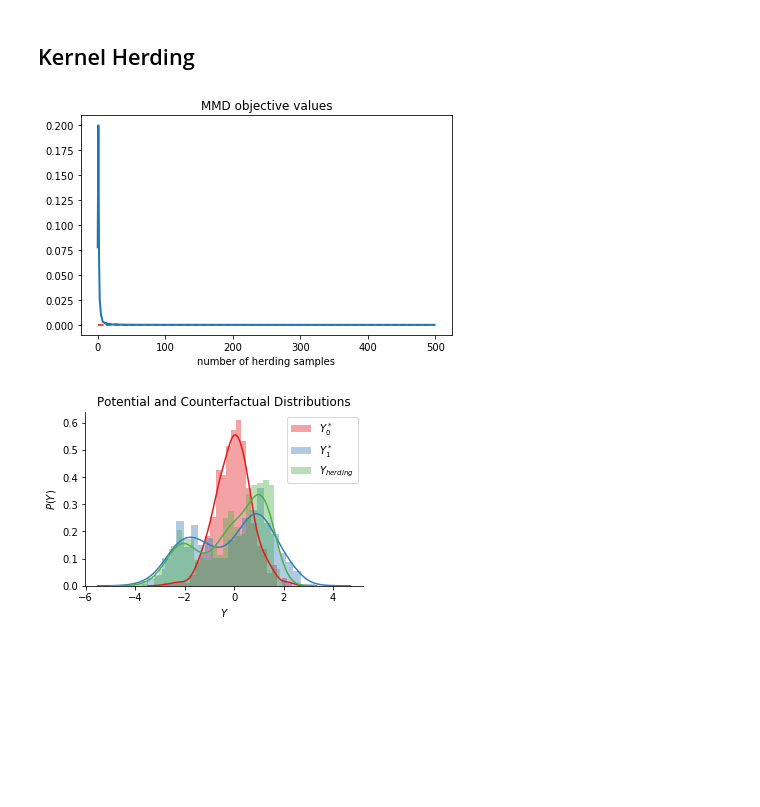
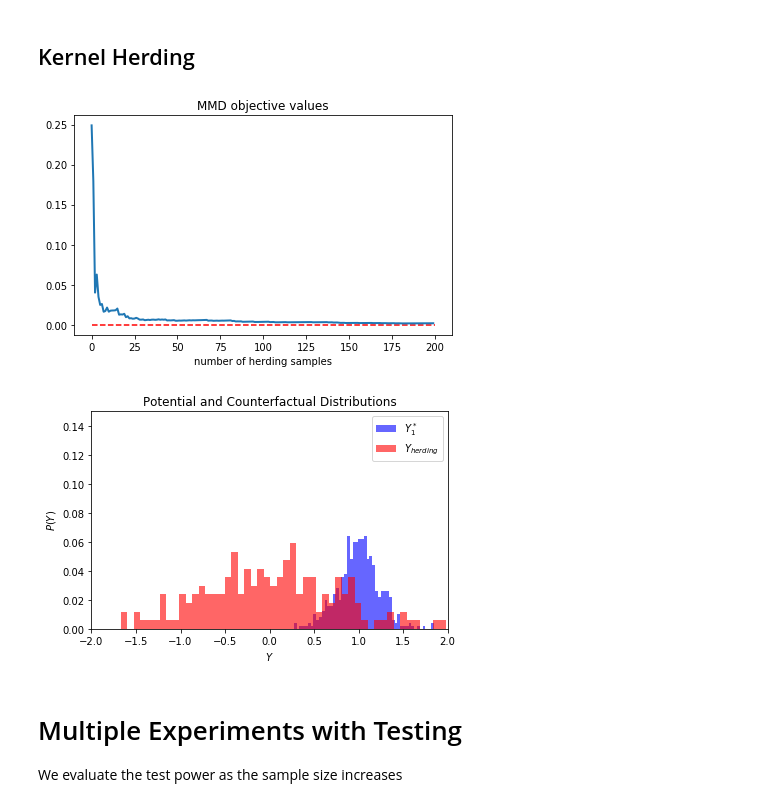
Before and after one commit to sorawitj/counterfactual-mean-embedding, a Jupyter notebook: counterfactual_sample/cme_treatment_assignment_with_herding_experiment.ipynb, the cells around one changed output. Saved outputs shown, nothing was run; the diff lists cells and outputs as text; code cells hidden in the pictures; blank space fills up the shorter version.

```diff
--- a/counterfactual_sample/cme_treatment_assignment_with_herding_experiment.ipynb
+++ b/counterfactual_sample/cme_treatment_assignment_with_herding_experiment.ipynb
@@ -38,3 +29,15 @@ X0, X1, Y0, Y1 = gen_data(ns)
+# %%
+# generate data from the marginal distributions P(X_0) and P(X_1)
+ns = 500
+d  = 5
+X0 = np.random.randn(ns,d)
+X1 = np.random.laplace(0,0.2,size=(ns,d))
+# %%
+# generate Y_0 and Y_1 from the conditional models
+b = 1.0
+beta_vec  = np.array([0.1,0.2,0.3,0.4,0.5])
+Y0 = np.dot(beta_vec,X0.T) + 0.1*np.random.randn(X0.shape[0])      # potential outcome Y_0
+Y1 = np.dot(beta_vec,X1.T) + b + 0.1*np.random.randn(X1.shape[0])  # potential outcome Y_1
 # %%
 # plot the true functions and the samples
 fig, ax = plt.subplots(1,1)
@@ -91,2 +189,0 @@ sg = np.median(pairwise_distances(YY0,Yt,metric='sqeuclidean'))
-# %%
-yt_samples = np.array(yt_samples)
@@ -95,15 +190,15 @@ yt_samples = np.array(yt_samples)
 # %%
 # plot the histograms
 fig, ax = plt.subplots(1,1)
-ax.plot(range(ns),obj_val,linewidth=2)
+ax.plot(range(m),obj_val,linewidth=2)
 
 ax.set_title("MMD objective values")
 ax.set_xlabel("number of herding samples")
-ax.hlines(0.0, 0, ns, colors='r', linestyles='dashed')
+ax.hlines(0.0, 0, m, colors='r', linestyles='dashed')
 
 fig.tight_layout();
 # %% [output]
-[figure, old version]
+[figure, new version]
 # %%
 # save the figure
 fig.savefig('cf_mmd_objective.pdf', dpi=100)
@@ -113,27 +205,21 @@ import pandas as pd
 # %%
-df_n = pd.DataFrame({'vals': np.concatenate([Y0, Y1, yt_samples]),
-                     'Y': np.concatenate([np.repeat('Y_0', len(Y0)), np.repeat('Y_1', len(Y1)),
-                                               np.repeat('Y_heard', len(yt_samples))])})
+yt_samples = [y for y in yt_samples if y > -2 and y < 2]
 
-g = sns.FacetGrid(df_n, hue="Y", palette="Set1", height=3.4, aspect=1.4)
-g = (g.map(sns.distplot, "vals", hist=True, kde=True, norm_hist=True, bins=25))
+# plot the histograms
+fig, ax = plt.subplots(1,1)
+#n, bins, patches = ax.hist(Y0, 50, weights=np.ones_like(Y0) / len(Y0), facecolor='green', alpha=0.6, label="$Y^*_0$")
+n, bins, patches = ax.hist(Y1, 50, weights=np.ones_like(Y1) / len(Y1), facecolor='blue', alpha=0.6, label="$Y^*_1$")
+n, bins, patches = ax.hist(yt_samples, 50, weights=np.ones_like(yt_samples) / len(yt_samples), facecolor='red', alpha=0.6, label="$Y_{herding}$")
 
-# # plot the histograms
-# fig, ax = plt.subplots(1,1)
-# n, bins, patches = ax.hist(Y0, 50, facecolor='green', alpha=0.6, label="$Y^*_0$")
-# n, bins, patches = ax.hist(Y1, 50, facecolor='blue', alpha=0.6, label="$Y^*_1$")
-# n, bins, patches = ax.hist(yt_samples, 40, facecolor='red', alpha=0.6, label="$Y_{herding}$")
+ax.legend()
+ax.set_title("Potential and Counterfactual Distributions")
+ax.set_xlabel("$Y$")
+ax.set_ylabel("$P(Y)$")
+ax.axes.set_xlim((-2, 2))
+ax.axes.set_ylim((0.0,0.15))
 
-g.ax.legend(["$Y^*_0$", "$Y^*_1$", "$Y_{herding}$"])
-g.ax.set_title("Potential and Counterfactual Distributions")
-g.ax.set_xlabel("$Y$")
-g.ax.set_ylabel("$P(Y)$")
-
-# ax.axes.set_xlim((-4, 4))
-# ax.axes.set_ylim((0.0,0.15))
-
-plt.tight_layout();
+fig.tight_layout();
 # %% [output]
-[figure, old version]
+[figure, new version]
 # %%
 # save the figure
@@ -140,0 +227,4 @@ g.savefig('cf_distributions_herding.pdf', dpi=100)
+# %% [markdown]
+# Multiple Experiments with Testing
+
+We evaluate the test power as the sample size increases
```
Also changed, not shown: parts of 17 cells of this notebook, 5 other files.
